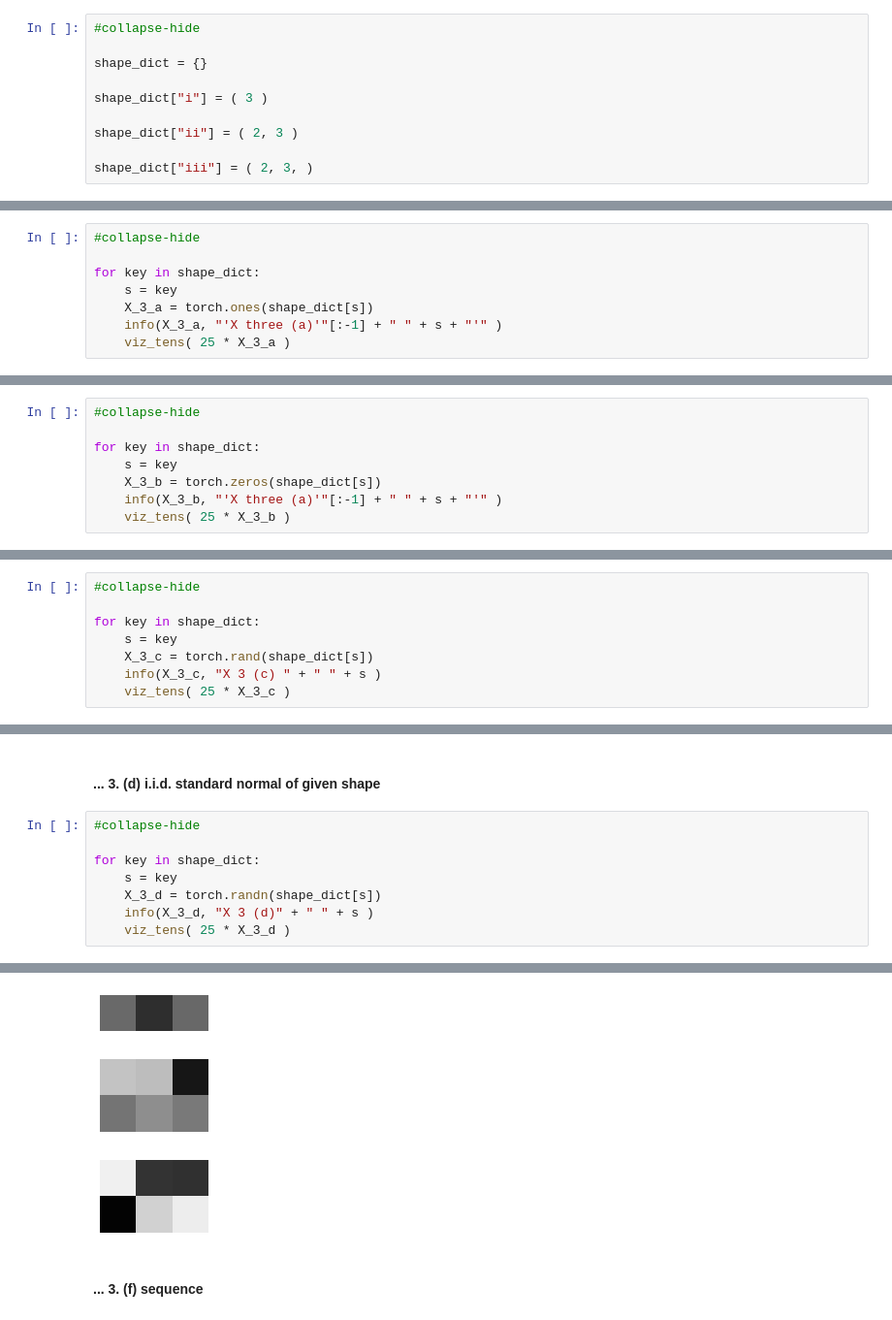
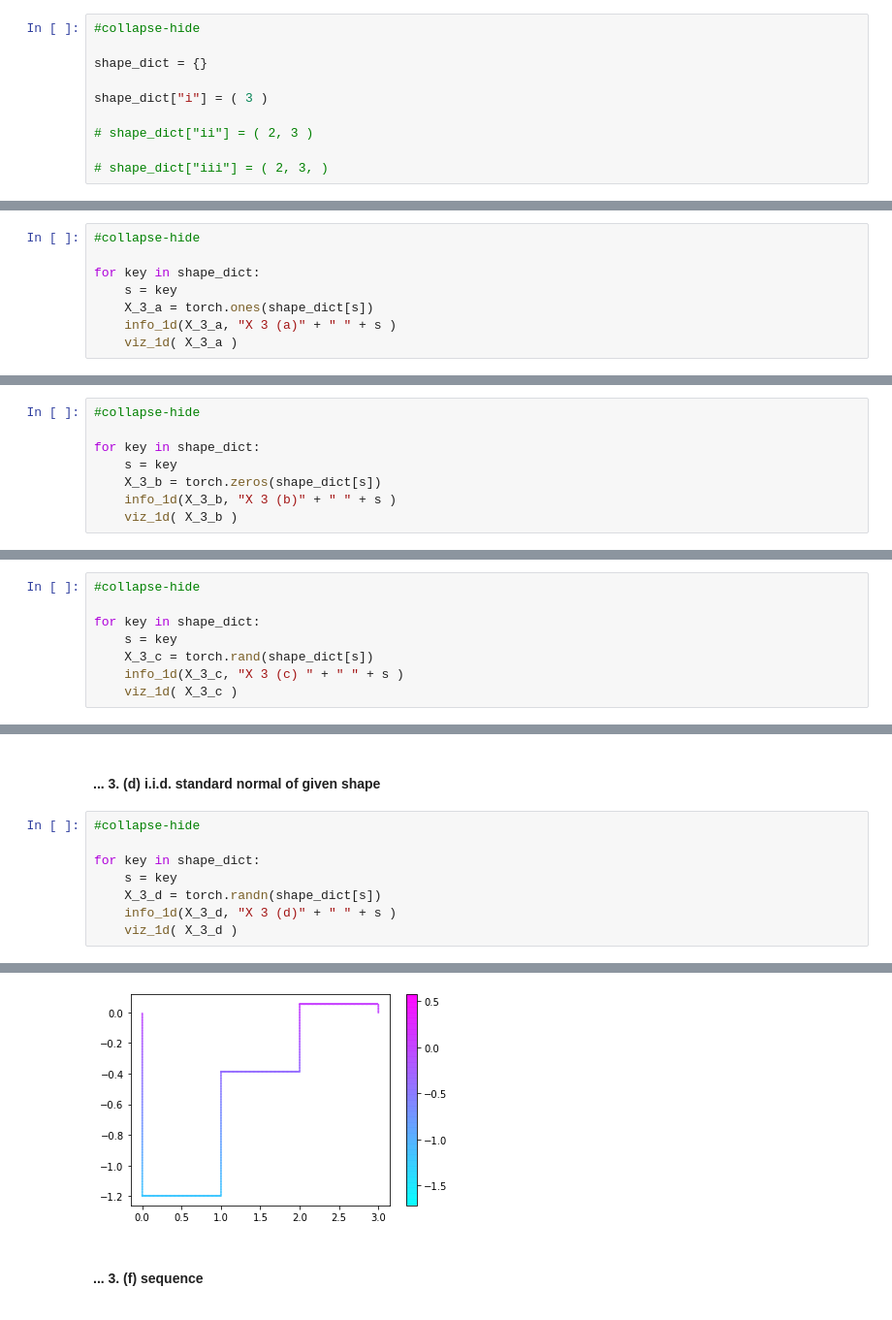
Before and after one commit to the-ninth-wave/geometric-deep-learning, a Jupyter notebook: _notebooks/2021-10-24-GDL2.ipynb, the cells around one changed output, grey strips where cells are left out. Shown at 97% size. Cells and saved outputs as stored; diff of their text form.

```diff
--- a/_notebooks/2021-10-24-GDL2.ipynb
+++ b/_notebooks/2021-10-24-GDL2.ipynb
@@ -292,9 +447,9 @@ shape_dict = {}
 
 shape_dict["i"] = ( 3 )
 
-shape_dict["ii"] = ( 2, 3 )
+# shape_dict["ii"] = ( 2, 3 )
 
-shape_dict["iii"] = ( 2, 3, )
+# shape_dict["iii"] = ( 2, 3, )
 # %% [markdown]
 #### ... 3. (a) ones of given shape
 # %%
@@ -303,6 +458,6 @@ shape_dict["iii"] = ( 2, 3, )
 for key in shape_dict:
     s = key
     X_3_a = torch.ones(shape_dict[s])
-    info(X_3_a, "'X three (a)'"[:-1] + " " + s + "'" )
-    viz_tens( 25 * X_3_a )
+    info_1d(X_3_a, "X 3 (a)" + " " + s )
+    viz_1d( X_3_a )
 # %% [output]
@@ -334,6 +484,6 @@ tensor     'X three (a) i'
 for key in shape_dict:
     s = key
     X_3_b = torch.zeros(shape_dict[s])
-    info(X_3_b, "'X three (a)'"[:-1] + " " + s + "'" )
-    viz_tens( 25 * X_3_b )
+    info_1d(X_3_b, "X 3 (b)" + " " + s )
+    viz_1d( X_3_b )
 # %% [output]
@@ -365,8 +510,8 @@ tensor     'X three (a) i'
 for key in shape_dict:
     s = key
     X_3_c = torch.rand(shape_dict[s])
-    info(X_3_c, "X 3 (c) " + " " + s )
-    viz_tens( 25 * X_3_c )
+    info_1d(X_3_c, "X 3 (c) " + " " + s )
+    viz_1d( X_3_c )
 # %% [output]
 tensor     X 3 (c)  i
 
@@ -396,8 +536,8 @@ tensor     X 3 (c)  i
 for key in shape_dict:
     s = key
     X_3_d = torch.randn(shape_dict[s])
-    info(X_3_d, "X 3 (d)" + " " + s )
-    viz_tens( 25 * X_3_d )
+    info_1d(X_3_d, "X 3 (d)" + " " + s )
+    viz_1d( X_3_d )
 # %% [output]
 tensor     X 3 (d) i
 
@@ -419,6 +556,4 @@ tensor     X 3 (d) i
-[figure, old version]
+[figure, new version]
-[figure, removed]
-[figure, removed]
 # %% [markdown]
 #### ... 3. (f) sequence
 # %%
```
Also changed, not shown: parts of 87 cells of this notebook.
